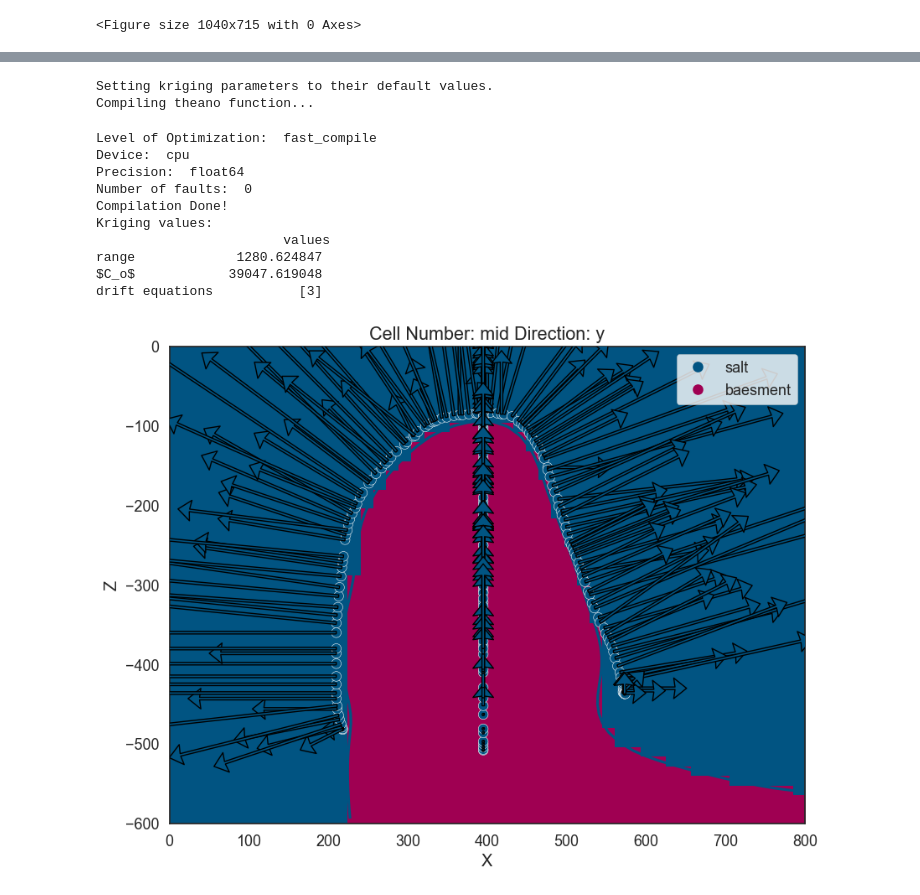
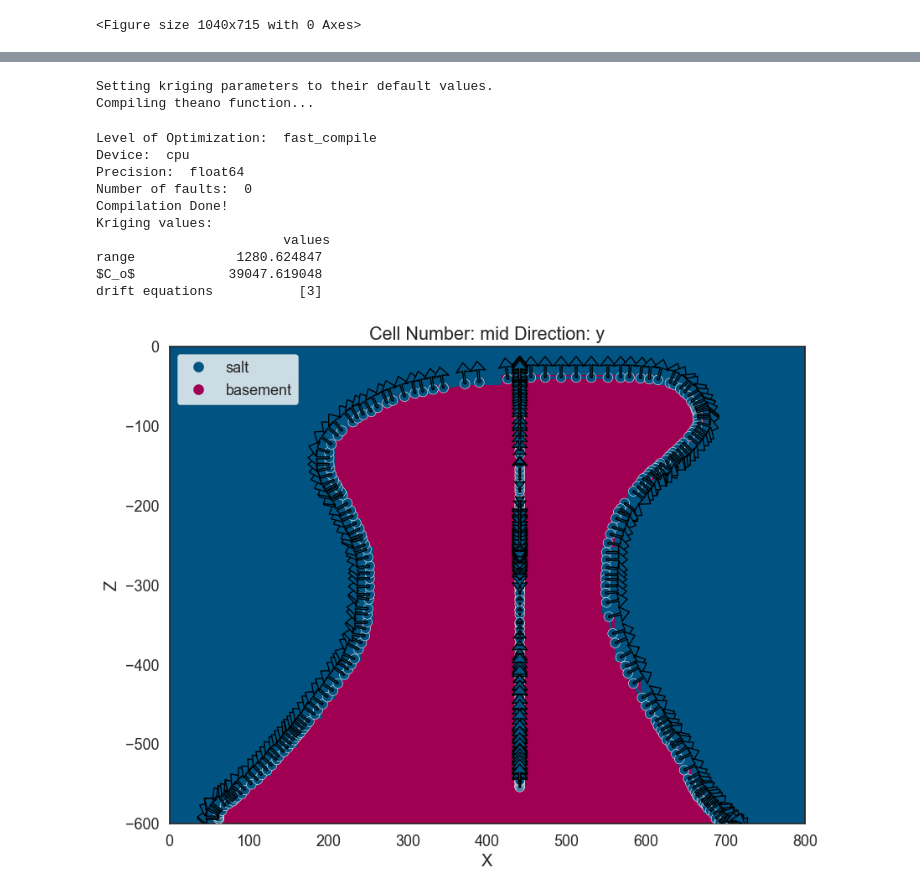
Before and after one commit to cgre-aachen/geoblocks-geometries, a Jupyter notebook: block_model_generator/draw.ipynb, the cells around one changed output, grey strips where cells are left out. Cells and saved outputs as stored; diff of their text form; code cells hidden in the pictures.

```diff
--- a/block_model_generator/draw.ipynb
+++ b/block_model_generator/draw.ipynb
@@ -75,9 +76,13 @@ for i in range(len(array) - 4):
     # Select three continuous numbers and add them to the result list
     triplet = (array[i], array[i + 2], array[i + 4])
     result.append(triplet)
-# %%
-def cal_orientation(x,y):
-    return y[1]-x[1], y[0]-x[0]
+# %%
+# calculate the orientation of the cross-section
+def cal_orientation(x,y):
+    x1 = y[1]-x[1]
+    y1 = y[0]-x[0]
+
+    return x1/np.sqrt(x1**2+y1**2), y1/np.sqrt(x1**2+y1**2)
 # %%
 # Sample array
 array = list(range(slice_x.shape[0]))  # Creates a list from 0 to 100
@@ -107,25 +112,27 @@ def create_model():
     geo_model = gp.create_model('salt')
     gp.init_data(geo_model, [0, 800, 0, 800, -600, 0], [50, 50, 50],
             surface_points_df = surface_points,
-            default_values=True)
-    geo_model.add_surfaces('baesment')
+            default_values=False)
+    geo_model.add_surfaces('basement')
 
     # for i in result:
     #     gp.set_orientation_from_surface_points(geo_model, np.array([i[0],i[1],i[2]]))
     # geo_model.set_default_orientation()
-    geo_model.add_orientations(slice_x_max[0],slice_y_max[0],-slice_x_max[1], surface ='salt',pole_vector =[0,0,1], orientation=[0,0,1])
+    # geo_model.add_orientations(slice_x_max[0],slice_y_max[0],-slice_x_max[1], surface ='salt',pole_vector =[0,0,1], orientation=[0,0,1])
 
 #     geo_model.add_orientations(slice_x[10][0],slice_y_max[0],-slice_x[10][1], surface ='salt',pole_vector =[slice_x[11][1]-slice_x[10][1],0,slice_x[11][0]-slice_x[10][0]])
 
+    #add orientations
     for i in result_1:
         geo_model.add_orientations(slice_x[i[0]][0],slice_y_max[0],-slice_x[i[0]][1], surface ='salt',pole_vector =[cal_orientation(slice_x[i[0]],slice_x[i[1]])[0],0,cal_orientation(slice_x[i[0]],slice_x[i[1]])[1]])
 
     for i in result_2:
         geo_model.add_orientations(slice_x_max[0],slice_y[i[0]][0],-slice_y[i[0]][1], surface ='salt',pole_vector =[0,cal_orientation(slice_y[i[0]],slice_y[i[1]])[0],cal_orientation(slice_y[i[0]],slice_y[i[1]])[1]])
 
-
-    gp.plot_2d(geo_model, plotter_type='basic',show_data=True,legend=False)
-    gpv = gp.plot_3d(geo_model, image=True, plotter_type='basic',show_data=True)
+    #plot results
+    gp.plot_2d(geo_model, plotter_type='basic',show_data=True,legend=False,direction='y')
+    gp.plot_2d(geo_model, plotter_type='basic',show_data=True,legend=False,direction='x')
+    # gpv = gp.plot_3d(geo_model, image=True, plotter_type='basic',show_data=True)
 
     return geo_model
 # %%
@@ -136,22 +144,23 @@ Active grids: ['regular']
 # %%
 gp.set_interpolator(geo_model,
             compile_theano=True,
             theano_optimizer='fast_compile',
             )
 sol = gp.compute_model(geo_model)
-gp.plot_2d(geo_model, show_data=True)
+gp.plot_2d(geo_model, show_data=True,direction='y')
+gp.plot_2d(geo_model, show_data=True,direction='x')
 plt.show()
 # %% [output]
 Setting kriging parameters to their default values.
 Compiling theano function...
 Level of Optimization:  fast_compile
 Device:  cpu
 Precision:  float64
 Number of faults:  0
 Compilation Done!
 Kriging values:
                         values
 range             1280.624847
 $C_o$            39047.619048
 drift equations           [3]
-[figure, old version]
+[figure, new version]
```
Also changed, not shown: parts of 5 cells of this notebook, 2 other files.
